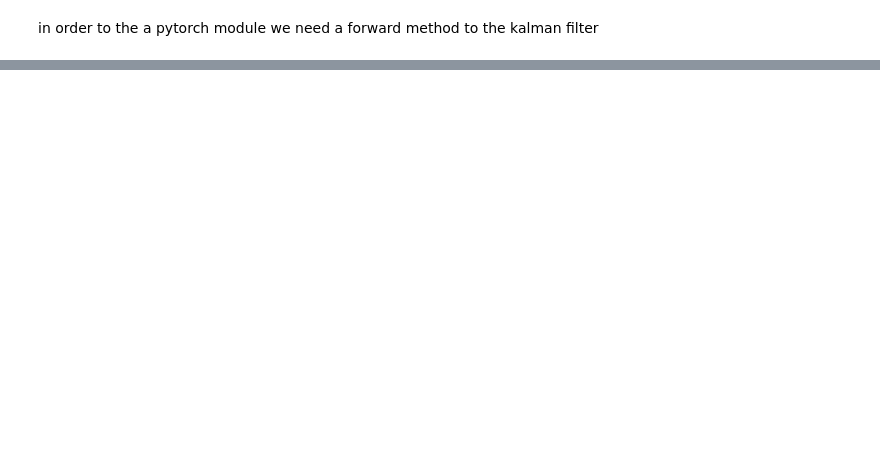
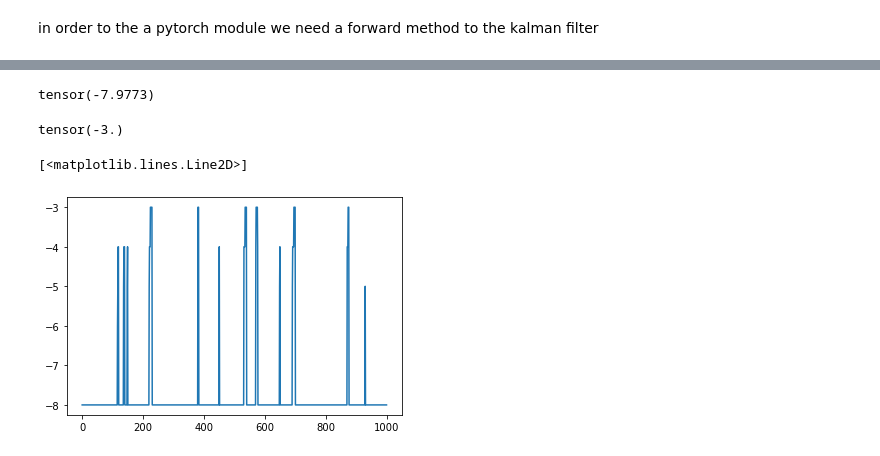
Before and after one commit to mone27/meteo_imp, a Jupyter notebook: lib_nbs/kalman/03_Kalman_fastai.ipynb, the cells around one changed output, grey strips where cells are left out. Cells and saved outputs as stored; diff of their text form; code cells hidden in the pictures; blank space fills up the shorter version.

```diff
--- a/lib_nbs/kalman/03_Kalman_fastai.ipynb
+++ b/lib_nbs/kalman/03_Kalman_fastai.ipynb
@@ -617,0 +738,15 @@ trans_m = torch.tensor(
+# %%
+texps = torch.tensor(exps).to(torch.float32)
+# %%
+texps.mean()
+# %% [output]
+tensor(-7.9773)
+# %%
+texps.max()
+# %% [output]
+tensor(-3.)
+# %%
+plt.plot(texps[-1000:])
+# %% [output]
+[<matplotlib.lines.Line2D>]
+[figure, added]
```
Also changed, not shown: parts of 157 cells of this notebook, 5 other files.
